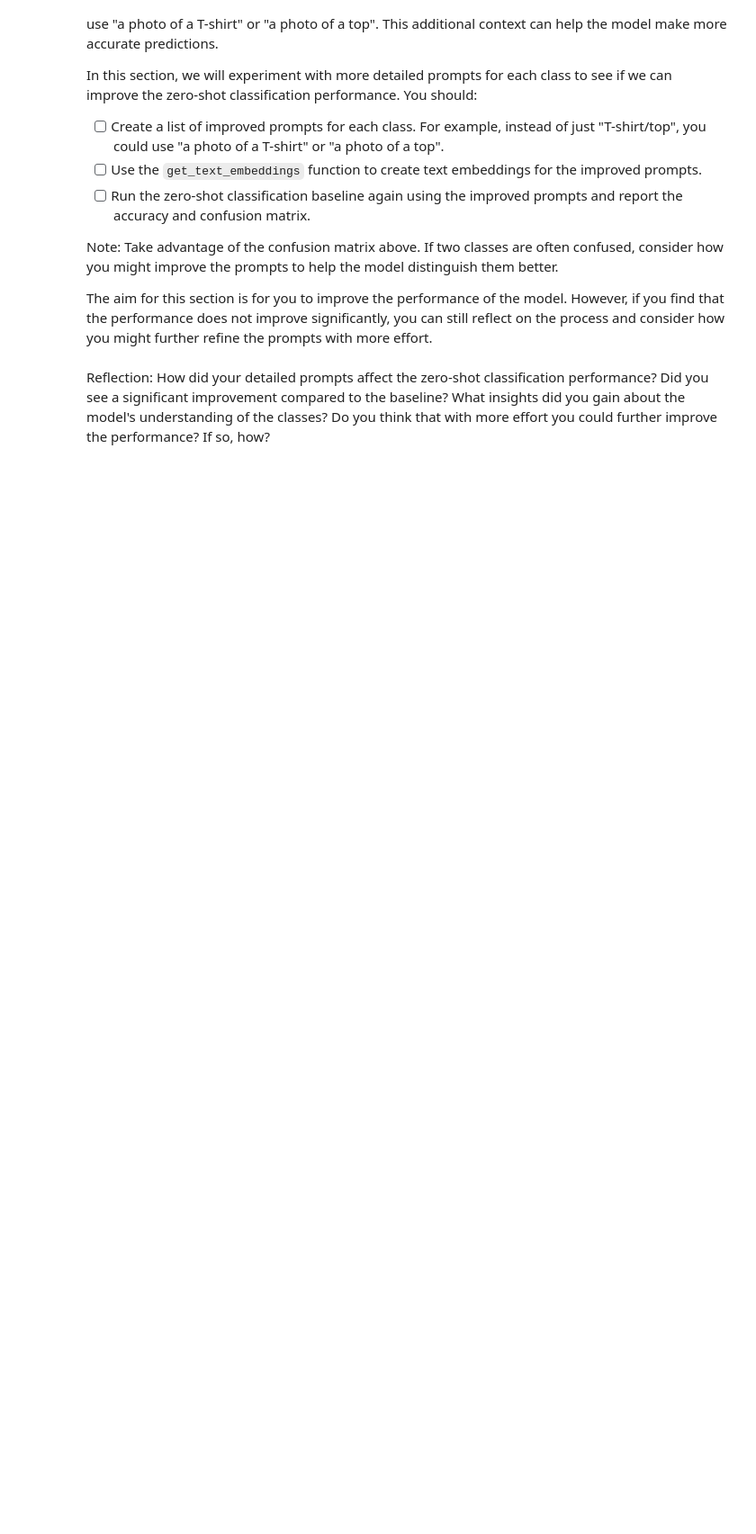
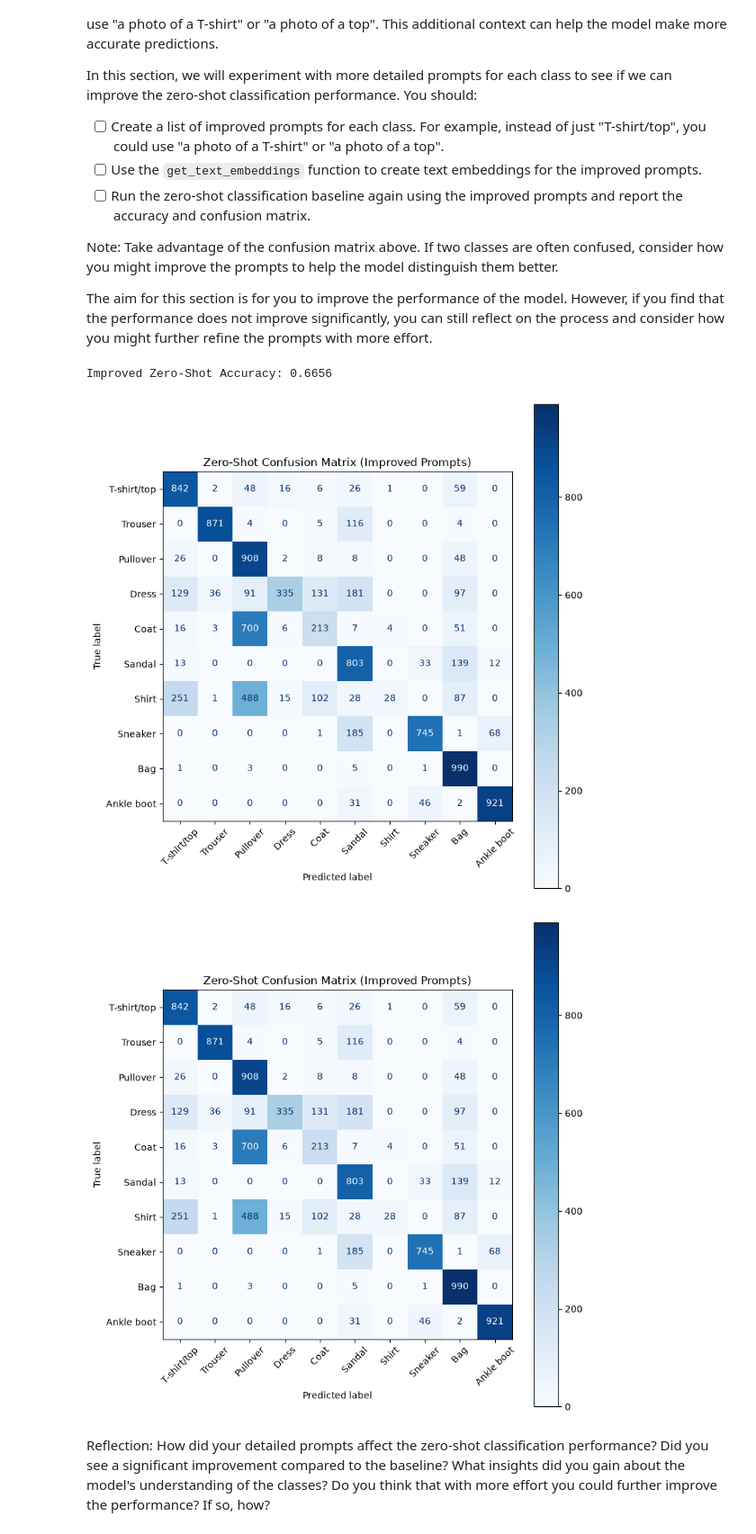
Before and after one commit to 777smitp/deep_learning, a Jupyter notebook: 02_activities/assignments/assignment_2.ipynb, the cells around one changed output. Shown at 90% size. Drawn from its saved outputs; the diff is of its cells as text; code cells hidden in the pictures; blank space fills up the shorter version.

```diff
--- a/02_activities/assignments/assignment_2.ipynb
+++ b/02_activities/assignments/assignment_2.ipynb
@@ -234,5 +275,84 @@ In this section, we will experiment with more detailed prompts for each class to
 Note: Take advantage of the confusion matrix above. If two classes are often confused, consider how you might improve the prompts to help the model distinguish them better.
 
 The aim for this section is for you to improve the performance of the model. However, if you find that the performance does not improve significantly, you can still reflect on the process and consider how you might further refine the prompts with more effort.
+# %%
+import torch
+import numpy as np
+import matplotlib.pyplot as plt
+from sklearn.metrics import accuracy_score, confusion_matrix, ConfusionMatrixDisplay
+
+# 1. Improved descriptive prompts for the 10 Fashion-MNIST classes
+improved_prompts = [
+    "a photo of a short-sleeve casual t-shirt",          # 0: T-shirt/top
+    "a photo of a pair of full-length trousers",         # 1: Trouser
+    "a photo of a long-sleeve knitted pullover sweater", # 2: Pullover
+    "a photo of a one-piece dress with a skirt",         # 3: Dress
+    "a photo of a heavy outer coat with lapels",         # 4: Coat
+    "a photo of an open-toe strap sandal",               # 5: Sandal
+    "a photo of a button-down collared shirt",           # 6: Shirt
+    "a photo of a low-top athletic sneaker",             # 7: Sneaker
+    "a photo of a handbag or shoulder purse",            # 8: Bag
+    "a photo of a high-top ankle boot"                   # 9: Ankle boot
+]
+
+# 2. Generate normalized text embeddings (shape: [10, embed_dim] on `device`)
+improved_text_embeddings = get_text_embeddings(improved_prompts)
+
+# 3. Evaluate across your test DataLoader
+# (Replace `test_loader` with the exact DataLoader variable name used in your baseline cell)
+all_preds = []
+all_labels = []
+
+for images, labels in test_loader:
+    images = images.to(device)
+    image_embeddings = get_image_embeddings(images)
+
+    # Cosine similarity between normalized image and text tensors
+    logits = image_embeddings @ improved_text_embeddings.T
+    preds = logits.argmax(dim=-1)
+
+    all_preds.append(preds.cpu().numpy())
+    all_labels.append(labels.numpy())
+
+y_pred = np.concatenate(all_preds)
+y_true = np.concatenate(all_labels)
+
+# 4. Report accuracy and confusion matrix
+acc = accuracy_score(y_true, y_pred)
+print(f"Improved Zero-Shot Accuracy: {acc:.4f}")
+
+# Define the 10 standard Fashion-MNIST labels in index order (0–9)
+class_names = [
+    "T-shirt/top",
+    "Trouser",
+    "Pullover",
+    "Dress",
+    "Coat",
+    "Sandal",
+    "Shirt",
+    "Sneaker",
+    "Bag",
+    "Ankle boot"
+]
+
+cm = confusion_matrix(y_true, y_pred)
+disp = ConfusionMatrixDisplay(confusion_matrix=cm, display_labels=class_names)
+fig, ax = plt.subplots(figsize=(8, 8))
+disp.plot(cmap="Blues", xticks_rotation=45, ax=ax)
+plt.title("Zero-Shot Confusion Matrix (Improved Prompts)")
+plt.tight_layout()
+plt.show()
+
+cm = confusion_matrix(y_true, y_pred)
+disp = ConfusionMatrixDisplay(confusion_matrix=cm, display_labels=class_names)
+fig, ax = plt.subplots(figsize=(8, 8))
+disp.plot(cmap="Blues", xticks_rotation=45, ax=ax)
+plt.title("Zero-Shot Confusion Matrix (Improved Prompts)")
+plt.tight_layout()
+plt.show()
+# %% [output]
+Improved Zero-Shot Accuracy: 0.6656
+[figure, added]
+[figure, added]
 # %% [markdown]
 Reflection: How did your detailed prompts affect the zero-shot classification performance? Did you see a significant improvement compared to the baseline? What insights did you gain about the model's understanding of the classes? Do you think that with more effort you could further improve the performance? If so, how?
```
Also changed, not shown: parts of 14 cells of this notebook, 8 other files.
